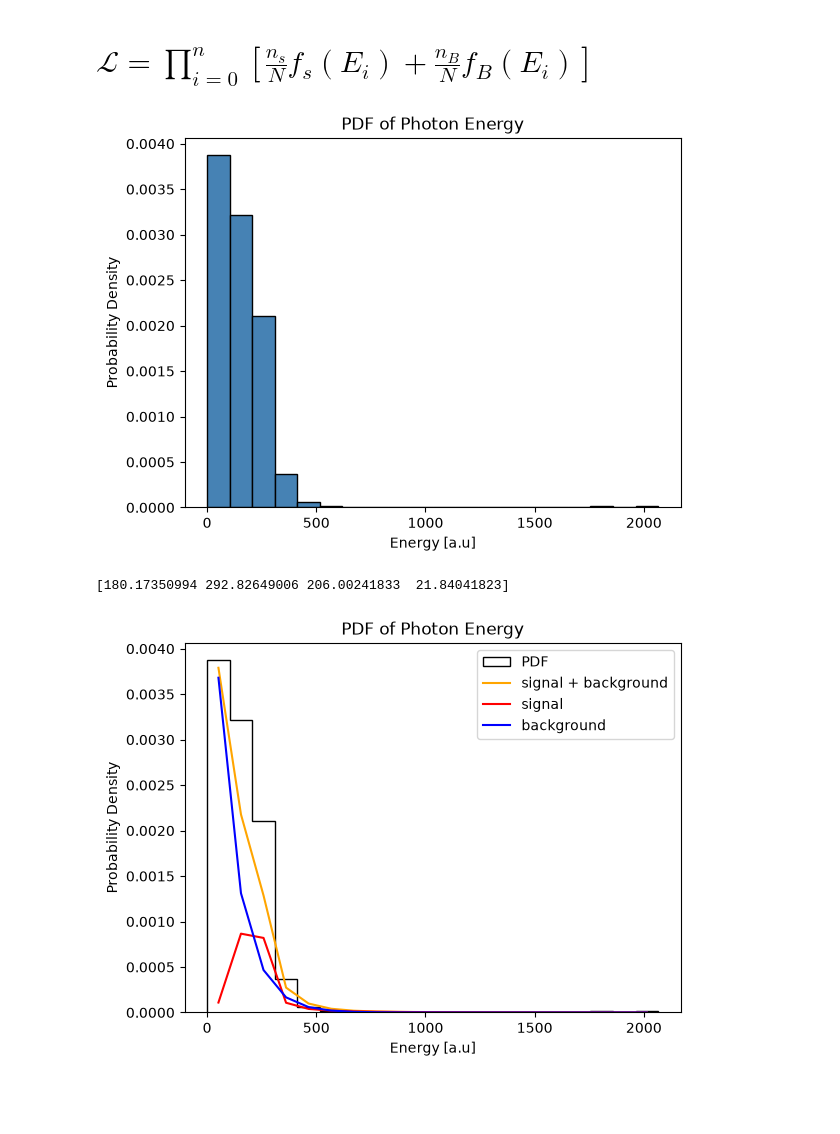
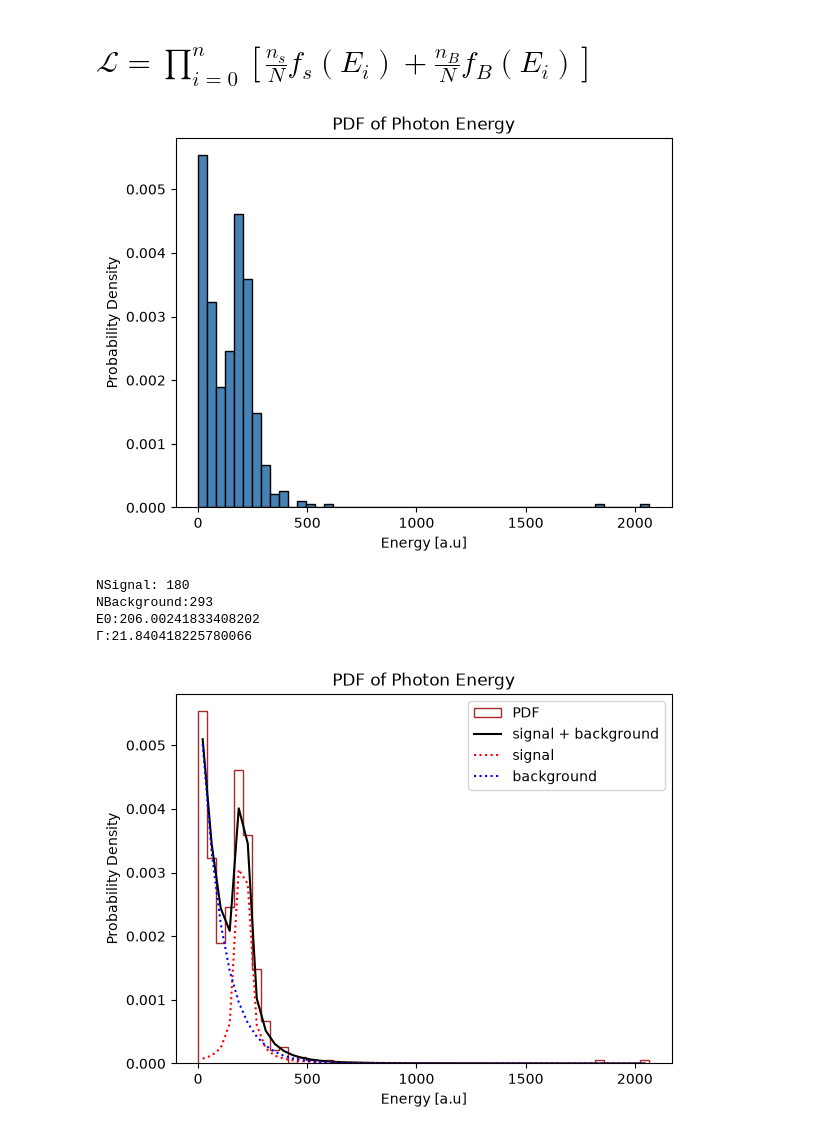
Before and after one commit to vigneshK0404/Data_Science_Projects, a Jupyter notebook: Project_2_Karthikeyan.ipynb, the cells around one changed output. Cells and saved outputs as stored; diff of their text form; code cells hidden in the pictures; blank space fills up the shorter version.

```diff
--- a/Project_2_Karthikeyan.ipynb
+++ b/Project_2_Karthikeyan.ipynb
@@ -13,11 +14,11 @@ Total number of photons: 473
 # %% [markdown]
 # $\mathcal{L} = \prod_{i=0}^{n} [\frac{n_s}{N}f_s(E_i) + \frac{n_B}{N}f_B(E_i)]$
 # %%
-hist, binEdges, _ = plt.hist(df[0], bins=20, density=True, edgecolor="black", color="steelblue")
+hist, binEdges, _ = plt.hist(df[0], bins=50, density=True, edgecolor="black", color="steelblue")
 plt.xlabel("Energy [a.u]")
 plt.ylabel("Probability Density")
 plt.title("PDF of Photon Energy")
 plt.show()
 # %% [output]
-[figure, old version]
+[figure, new version]
 # %%
@@ -55,10 +55,17 @@ bound_arr = [ns_bound,nb_bound, E0_bound, G_bound]
 
 cons = {'type':'eq', 'fun': total_photons_constraint}
 # %%
-min_params = minimize(liklihood, x0=init_vals, args=E ,method="SLSQP", bounds=bound_arr, constraints=cons)
-print(min_params.x)
+E = np.array(df[0])
+min_params = minimize(loglikelihood, x0=init_vals, args=E ,method="SLSQP", bounds=bound_arr, constraints=cons)
+ns, nb, E0, G = min_params.x
+ns = round(ns)
+nb = round(nb)
+print(f"NSignal: {ns} \nNBackground:{nb} \nE0:{E0} \n\u0393:{G}")
 # %% [output]
-[180.17350994 292.82649006 206.00241833  21.84041823]
+NSignal: 180
+NBackground:293
+E0:206.00241833408202
+Γ:21.840418225780066
 # %%
 Energy_centers = (binEdges[1:] + binEdges[:-1])/2
 ns, nb, E0 ,G = min_params.x
@@ -66,14 +73,14 @@ pred_total = complete_pdf(min_params.x,Energy_centers)
 pred_signal = signal(ns,G,E0,Energy_centers)
 pred_background = background(nb, Energy_centers)
 # %%
-plt.hist(df[0], bins=20, density=True, edgecolor="black", histtype="step", label="PDF")
-plt.plot(Energy_centers, pred_total, color="orange", label="signal + background")
-plt.plot(Energy_centers, pred_signal, color="red", label="signal")
-plt.plot(Energy_centers, pred_background, color="blue", label="background")
+plt.hist(df[0], bins=50, density=True, edgecolor="brown", histtype="step", label="PDF")
+plt.plot(Energy_centers, pred_total,color="black", label="signal + background")
+plt.plot(Energy_centers, pred_signal,linestyle="dotted",color="red", label="signal")
+plt.plot(Energy_centers, pred_background,linestyle="dotted" ,color="blue", label="background")
 plt.xlabel("Energy [a.u]")
 plt.ylabel("Probability Density")
 plt.title("PDF of Photon Energy")
 plt.legend()
 plt.show()
 # %% [output]
-[figure, old version]
+[figure, new version]
```
Also changed, not shown: parts of 4 cells of this notebook.
